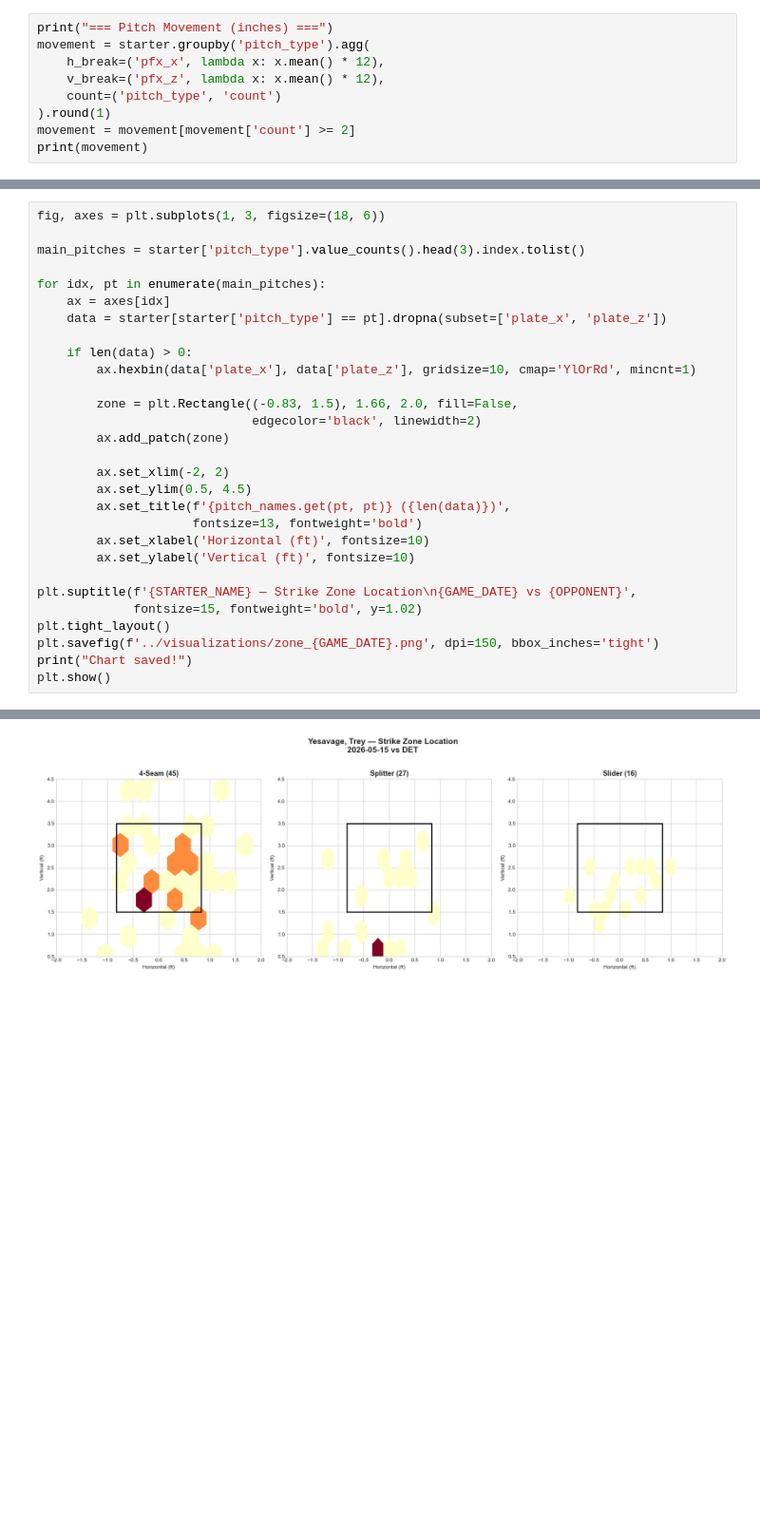
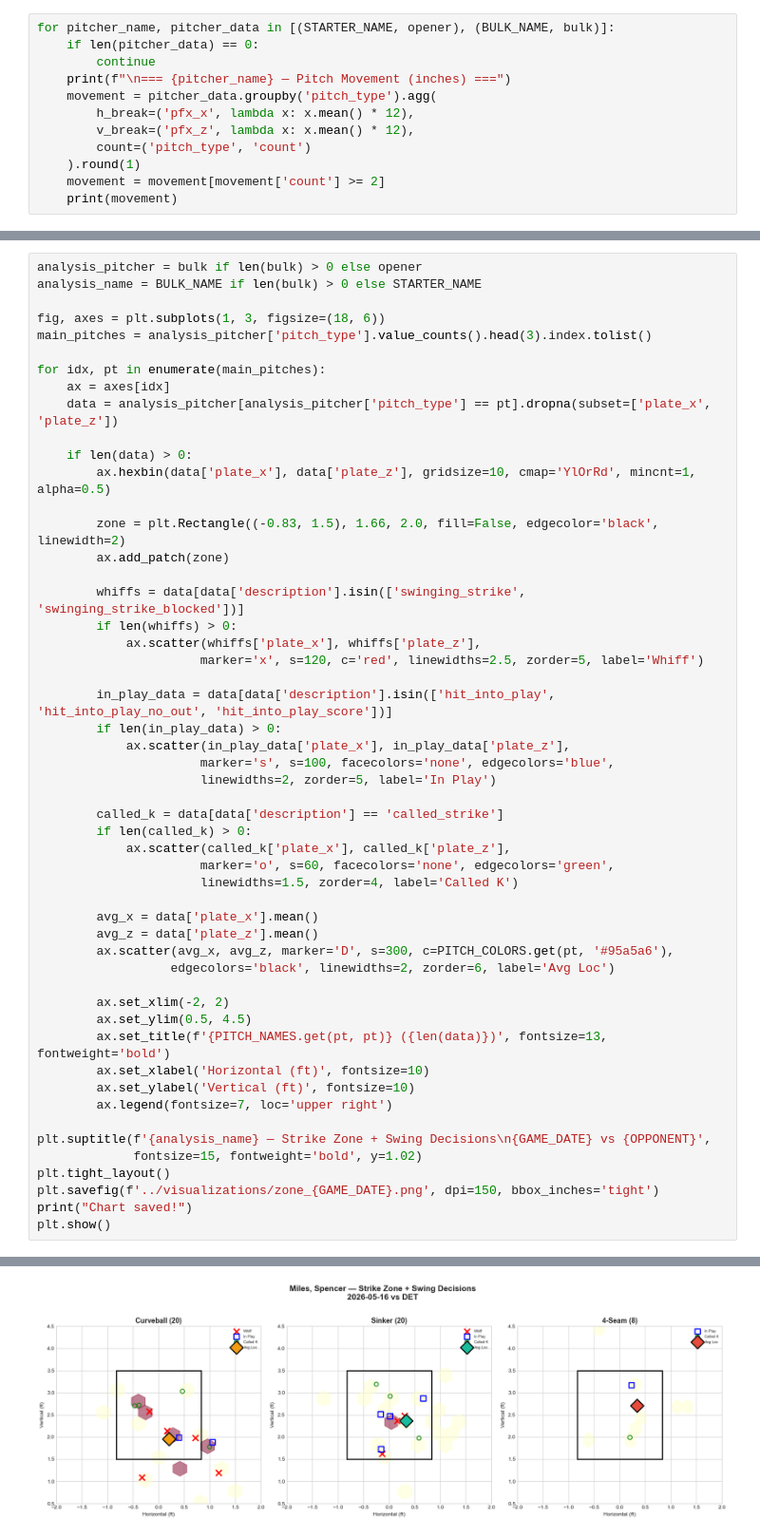
Before and after one commit to seongji-park/bluejays-daily-reports, a Jupyter notebook: notebooks/game_report_template.ipynb, the cells around one changed output, grey strips where cells are left out. Shown at 95% size. Saved outputs shown, nothing was run; the diff lists cells and outputs as text; blank space fills up the shorter version.

```diff
--- a/notebooks/game_report_template.ipynb
+++ b/notebooks/game_report_template.ipynb
@@ -65,10 +142,13 @@ FS          82.2     27
 # %%
-print("=== Pitch Movement (inches) ===")
-movement = starter.groupby('pitch_type').agg(
-    h_break=('pfx_x', lambda x: x.mean() * 12),
-    v_break=('pfx_z', lambda x: x.mean() * 12),
-    count=('pitch_type', 'count')
-).round(1)
-movement = movement[movement['count'] >= 2]
-print(movement)
+for pitcher_name, pitcher_data in [(STARTER_NAME, opener), (BULK_NAME, bulk)]:
+    if len(pitcher_data) == 0:
+        continue
+    print(f"\n=== {pitcher_name} — Pitch Movement (inches) ===")
+    movement = pitcher_data.groupby('pitch_type').agg(
+        h_break=('pfx_x', lambda x: x.mean() * 12),
+        v_break=('pfx_z', lambda x: x.mean() * 12),
+        count=('pitch_type', 'count')
+    ).round(1)
+    movement = movement[movement['count'] >= 2]
+    print(movement)
 # %% [output]
@@ -133,33 +227,56 @@ R           38      90.6                 9             23.7
 # %%
+analysis_pitcher = bulk if len(bulk) > 0 else opener
+analysis_name = BULK_NAME if len(bulk) > 0 else STARTER_NAME
+
 fig, axes = plt.subplots(1, 3, figsize=(18, 6))
-
-main_pitches = starter['pitch_type'].value_counts().head(3).index.tolist()
+main_pitches = analysis_pitcher['pitch_type'].value_counts().head(3).index.tolist()
 
 for idx, pt in enumerate(main_pitches):
     ax = axes[idx]
-    data = starter[starter['pitch_type'] == pt].dropna(subset=['plate_x', 'plate_z'])
+    data = analysis_pitcher[analysis_pitcher['pitch_type'] == pt].dropna(subset=['plate_x', 'plate_z'])
 
     if len(data) > 0:
-        ax.hexbin(data['plate_x'], data['plate_z'], gridsize=10, cmap='YlOrRd', mincnt=1)
+        ax.hexbin(data['plate_x'], data['plate_z'], gridsize=10, cmap='YlOrRd', mincnt=1, alpha=0.5)
 
-        zone = plt.Rectangle((-0.83, 1.5), 1.66, 2.0, fill=False,
-                             edgecolor='black', linewidth=2)
+        zone = plt.Rectangle((-0.83, 1.5), 1.66, 2.0, fill=False, edgecolor='black', linewidth=2)
         ax.add_patch(zone)
+
+        whiffs = data[data['description'].isin(['swinging_strike', 'swinging_strike_blocked'])]
+        if len(whiffs) > 0:
+            ax.scatter(whiffs['plate_x'], whiffs['plate_z'],
+                      marker='x', s=120, c='red', linewidths=2.5, zorder=5, label='Whiff')
+
+        in_play_data = data[data['description'].isin(['hit_into_play', 'hit_into_play_no_out', 'hit_into_play_score'])]
+        if len(in_play_data) > 0:
+            ax.scatter(in_play_data['plate_x'], in_play_data['plate_z'],
+                      marker='s', s=100, facecolors='none', edgecolors='blue',
+                      linewidths=2, zorder=5, label='In Play')
+
+        called_k = data[data['description'] == 'called_strike']
+        if len(called_k) > 0:
+            ax.scatter(called_k['plate_x'], called_k['plate_z'],
+                      marker='o', s=60, facecolors='none', edgecolors='green',
+                      linewidths=1.5, zorder=4, label='Called K')
+
+        avg_x = data['plate_x'].mean()
+        avg_z = data['plate_z'].mean()
+        ax.scatter(avg_x, avg_z, marker='D', s=300, c=PITCH_COLORS.get(pt, '#95a5a6'),
+                  edgecolors='black', linewidths=2, zorder=6, label='Avg Loc')
 
         ax.set_xlim(-2, 2)
         ax.set_ylim(0.5, 4.5)
-        ax.set_title(f'{pitch_names.get(pt, pt)} ({len(data)})',
-                     fontsize=13, fontweight='bold')
+        ax.set_title(f'{PITCH_NAMES.get(pt, pt)} ({len(data)})', fontsize=13, fontweight='bold')
         ax.set_xlabel('Horizontal (ft)', fontsize=10)
         ax.set_ylabel('Vertical (ft)', fontsize=10)
+        ax.legend(fontsize=7, loc='upper right')
 
-plt.suptitle(f'{STARTER_NAME} — Strike Zone Location\n{GAME_DATE} vs {OPPONENT}',
+plt.suptitle(f'{analysis_name} — Strike Zone + Swing Decisions\n{GAME_DATE} vs {OPPONENT}',
              fontsize=15, fontweight='bold', y=1.02)
 plt.tight_layout()
 plt.savefig(f'../visualizations/zone_{GAME_DATE}.png', dpi=150, bbox_inches='tight')
 print("Chart saved!")
 plt.show()
 # %% [output]
 Chart saved!
-[figure, old version]
+[figure, new version]
 # %%
```
Also changed, not shown: parts of 20 cells of this notebook, 10 other files.
